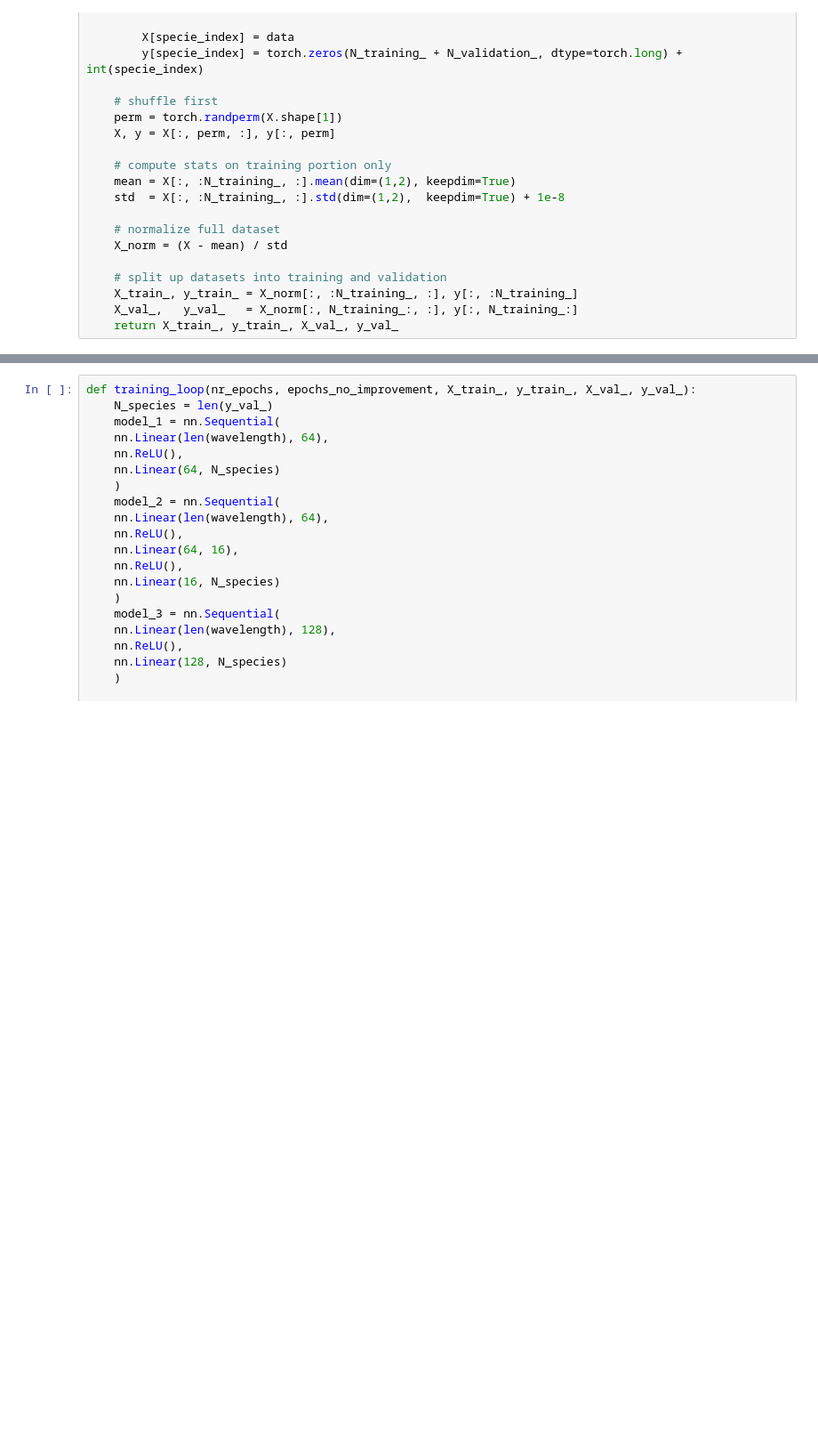
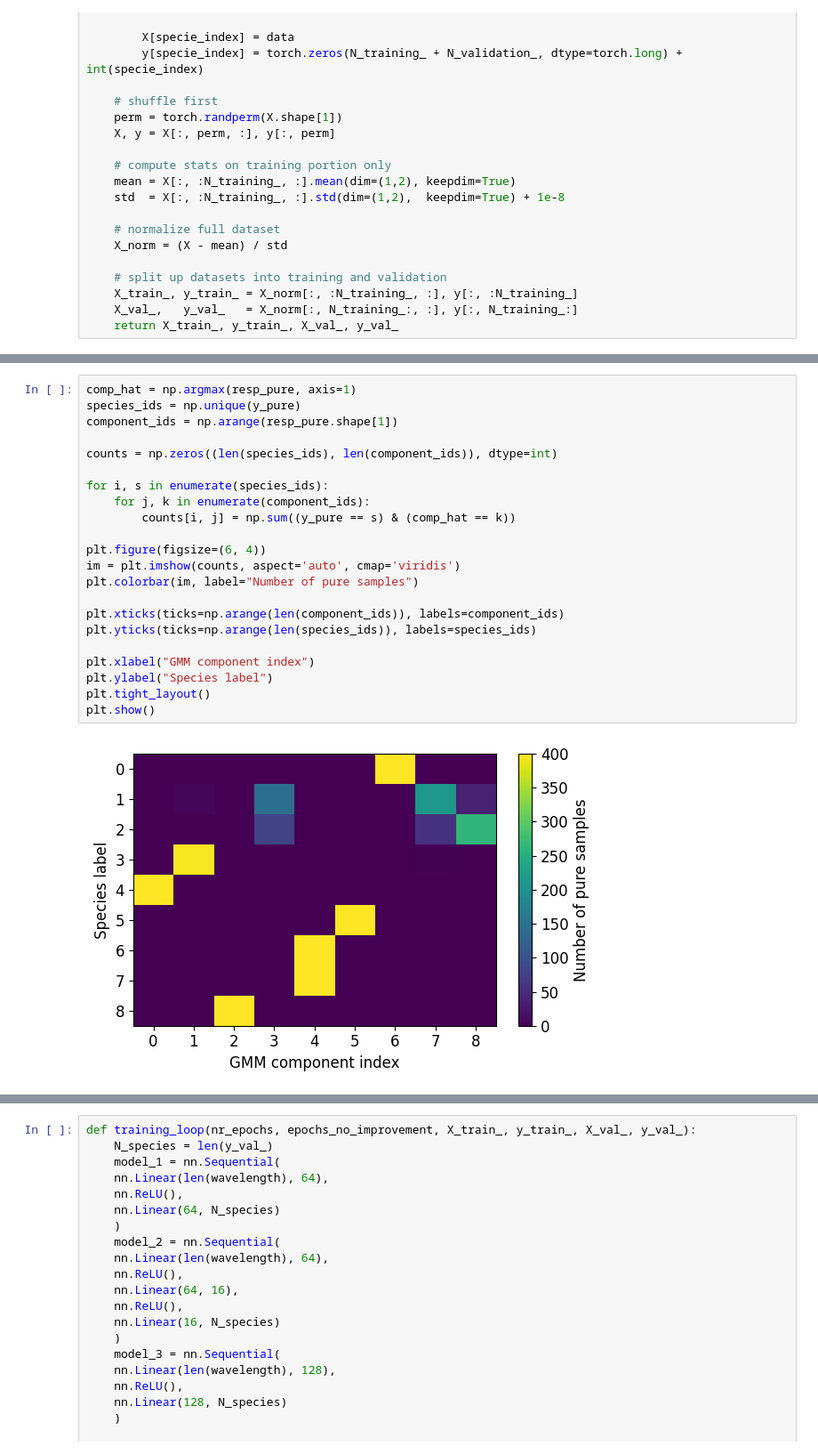
Before and after one commit to matsbannink/machine_learning, a Jupyter notebook: characterization_all_species.ipynb, the cells around one changed output, grey strips where cells are left out. Shown at 89% size. Cells and saved outputs as stored; diff of their text form; blank space fills up the shorter version.

```diff
--- a/characterization_all_species.ipynb
+++ b/characterization_all_species.ipynb
@@ -64,0 +126,24 @@ torch.Size([9, 400, 451])
+# %%
+comp_hat = np.argmax(resp_pure, axis=1)
+species_ids = np.unique(y_pure)
+component_ids = np.arange(resp_pure.shape[1])
+
+counts = np.zeros((len(species_ids), len(component_ids)), dtype=int)
+
+for i, s in enumerate(species_ids):
+    for j, k in enumerate(component_ids):
+        counts[i, j] = np.sum((y_pure == s) & (comp_hat == k))
+
+plt.figure(figsize=(6, 4))
+im = plt.imshow(counts, aspect='auto', cmap='viridis')
+plt.colorbar(im, label="Number of pure samples")
+
+plt.xticks(ticks=np.arange(len(component_ids)), labels=component_ids)
+plt.yticks(ticks=np.arange(len(species_ids)), labels=species_ids)
+
+plt.xlabel("GMM component index")
+plt.ylabel("Species label")
+plt.tight_layout()
+plt.show()
+# %% [output]
+[figure, added]
```
Also changed, not shown: parts of 10 cells of this notebook.
